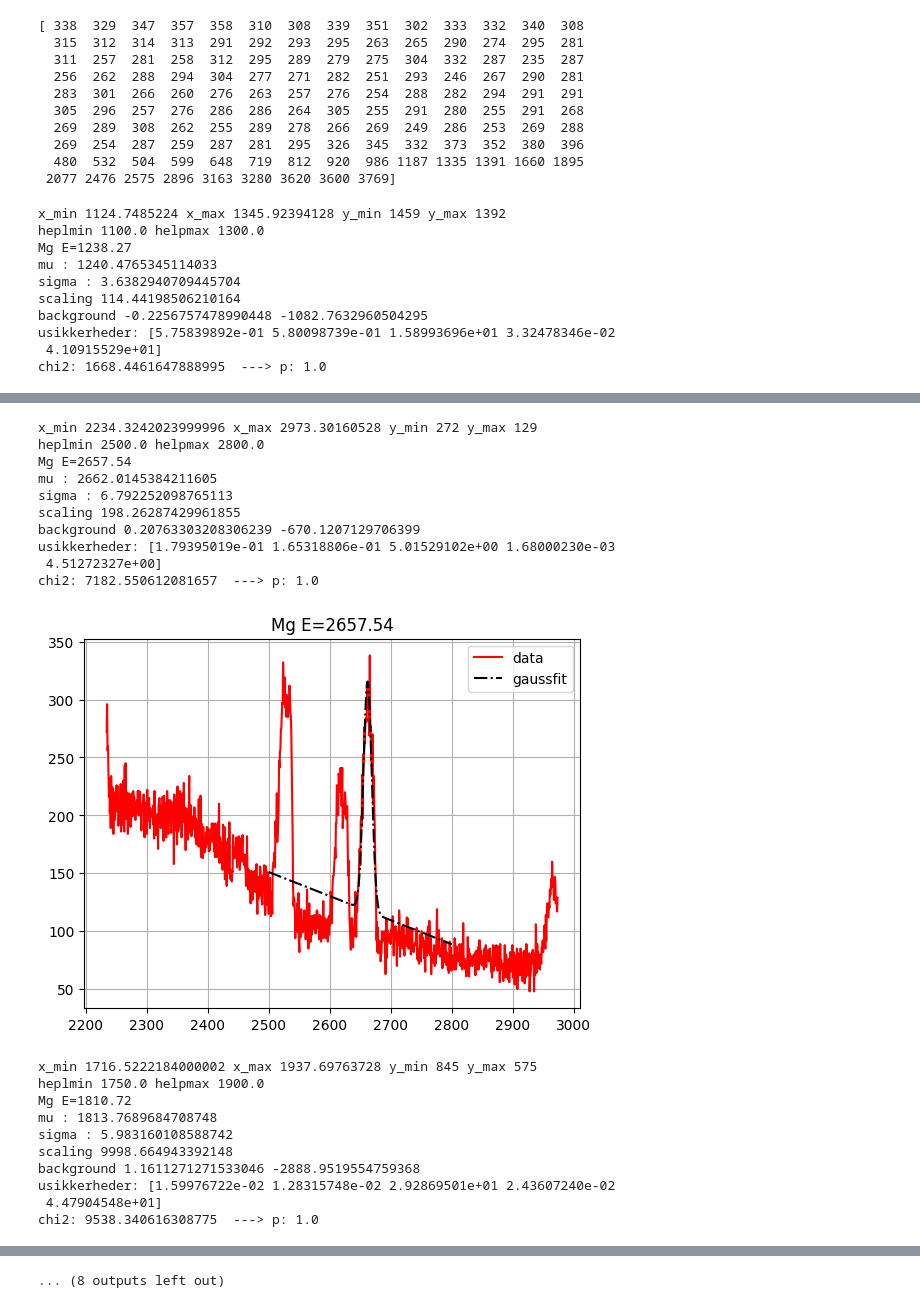
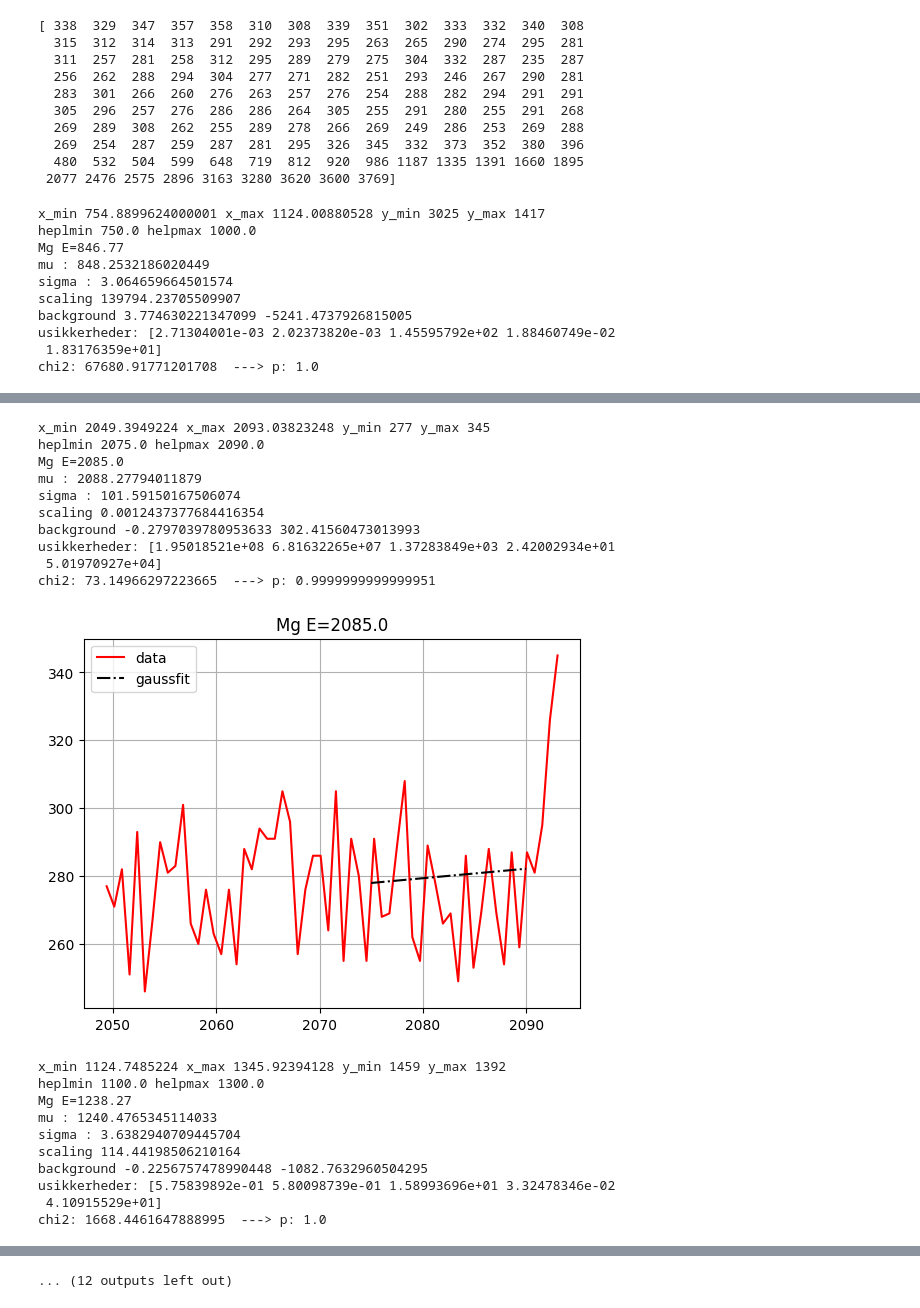
Before and after one commit to eragose/Manganese-experiment, a Jupyter notebook: Energy_jupiter.ipynb, the cells around one changed output, grey strips where cells are left out. Saved outputs shown, nothing was run; the diff lists cells and outputs as text; code cells hidden in the pictures.

```diff
--- a/Energy_jupiter.ipynb
+++ b/Energy_jupiter.ipynb
@@ -157,24 +157,27 @@ print(Mg1[1][t(2000):t(2100) ])
  2077 2476 2575 2896 3163 3280 3620 3600 3769]
 # %%
 chs = []
+
+chs += [getChannel("Mg E=846.77", Mg1,  1000, 1500, 750, 1000, [850, 10, 200])]
+chs += [getChannel("Mg E=2085.0", Mg1, 2750, 2810, 2075,2090, [2080, 10, 200])]
 chs += [ getChannel("Mg E=1238.27", Mg1, 1500, 1800,1100,1300, [1230, 10, 200])]
 chs += [ getChannel("Mg E=2657.54", Mg1, 3000, 4000, 2500,2800, [2650, 50, 5000])]
 chs += [ getChannel("Mg E=1810.72", Mg1, 2300, 2600, 1750,1900,[1800, 10, 500])]
 chs += [ getChannel("Mg E=2959.03", Mg1, 3800, 4100, 2900,3000, [2950, 10, 200])]
 chs += [getChannel("Mg E=3122.908", Mg1, 4100, 4270, 3000, 3200, [3120, 10, 200])]
 chs += [ getChannel("Mg E=2113.09", Mg1, 2720, 3020, 2000,2200, [2120, 10, 200])]
-chs += [ getChannel("Mg E=1037.833", Mg1, 1340, 1440,1000,1050, [1040, 10, 200])]
+chs += [ getChannel("Mg E=1037.833", Mg1, 1340, 1440,1020,1050, [1030, 10, 200])]
 chs += [ getChannel("Mg E=3369.9", Mg1, 4100, 5400,3200, 3500, [3360, 10, 200])]
 chs += [ getChannel("Mg E=2523.06", Mg1, 3200, 3600,2400,2600, [2500, 10, 200])]
 chs += [ getChannel("Mg E=2598.43", Mg1, 3450, 3500,2570,2600, [2590, 10, 200])]
 # %% [output]
-x_min 1124.7485224 x_max 1345.92394128 y_min 1459 y_max 1392
-heplmin 1100.0 helpmax 1300.0
-Mg E=1238.27
-mu : 1240.4765345114033
-sigma : 3.6382940709445704
-scaling 114.44198506210164
-background -0.2256757478990448 -1082.7632960504295
-usikkerheder: [5.75839892e-01 5.80098739e-01 1.58993696e+01 3.32478346e-02
- 4.10915529e+01]
-chi2: 1668.4461647888995  ---> p: 1.0
+x_min 754.8899624000001 x_max 1124.00880528 y_min 3025 y_max 1417
+heplmin 750.0 helpmax 1000.0
+Mg E=846.77
+mu : 848.2532186020449
+sigma : 3.064659664501574
+scaling 139794.23705509907
+background 3.774630221347099 -5241.4737926815005
+usikkerheder: [2.71304001e-03 2.02373820e-03 1.45595792e+02 1.88460749e-02
+ 1.83176359e+01]
+chi2: 67680.91771201708  ---> p: 1.0
@@ -182,21 +185,21 @@ chi2: 1668.4461647888995  ---> p: 1.0
-x_min 2234.3242023999996 x_max 2973.30160528 y_min 272 y_max 129
-heplmin 2500.0 helpmax 2800.0
-Mg E=2657.54
-mu : 2662.0145384211605
-sigma : 6.792252098765113
-scaling 198.26287429961855
-background 0.20763303208306239 -670.1207129706399
-usikkerheder: [1.79395019e-01 1.65318806e-01 5.01529102e+00 1.68000230e-03
- 4.51272327e+00]
-chi2: 7182.550612081657  ---> p: 1.0
+x_min 2049.3949224 x_max 2093.03823248 y_min 277 y_max 345
+heplmin 2075.0 helpmax 2090.0
+Mg E=2085.0
+mu : 2088.27794011879
+sigma : 101.59150167506074
+scaling 0.0012437377684416354
+background -0.2797039780953633 302.41560473013993
+usikkerheder: [1.95018521e+08 6.81632265e+07 1.37283849e+03 2.42002934e+01
+ 5.01970927e+04]
+chi2: 73.14966297223665  ---> p: 0.9999999999999951
-[figure, old version]
+[figure, new version]
-x_min 1716.5222184000002 x_max 1937.69763728 y_min 845 y_max 575
-heplmin 1750.0 helpmax 1900.0
-Mg E=1810.72
-mu : 1813.7689684708748
-sigma : 5.983160108588742
-scaling 9998.664943392148
-background 1.1611271271533046 -2888.9519554759368
-usikkerheder: [1.59976722e-02 1.28315748e-02 2.92869501e+01 2.43607240e-02
- 4.47904548e+01]
-chi2: 9538.340616308775  ---> p: 1.0
+x_min 1124.7485224 x_max 1345.92394128 y_min 1459 y_max 1392
+heplmin 1100.0 helpmax 1300.0
+Mg E=1238.27
+mu : 1240.4765345114033
+sigma : 3.6382940709445704
+scaling 114.44198506210164
+background -0.2256757478990448 -1082.7632960504295
+usikkerheder: [5.75839892e-01 5.80098739e-01 1.58993696e+01 3.32478346e-02
+ 4.10915529e+01]
+chi2: 1668.4461647888995  ---> p: 1.0
@@ -237,4 +240,4 @@ chi2: 5868.247435635777  ---> p: 1.0
-... (8 outputs left out)
+... (12 outputs left out)
 # %%
 ch= np.array(chs)
 ch
```
Also changed, not shown: parts of 8 cells of this notebook, 1 other file.
